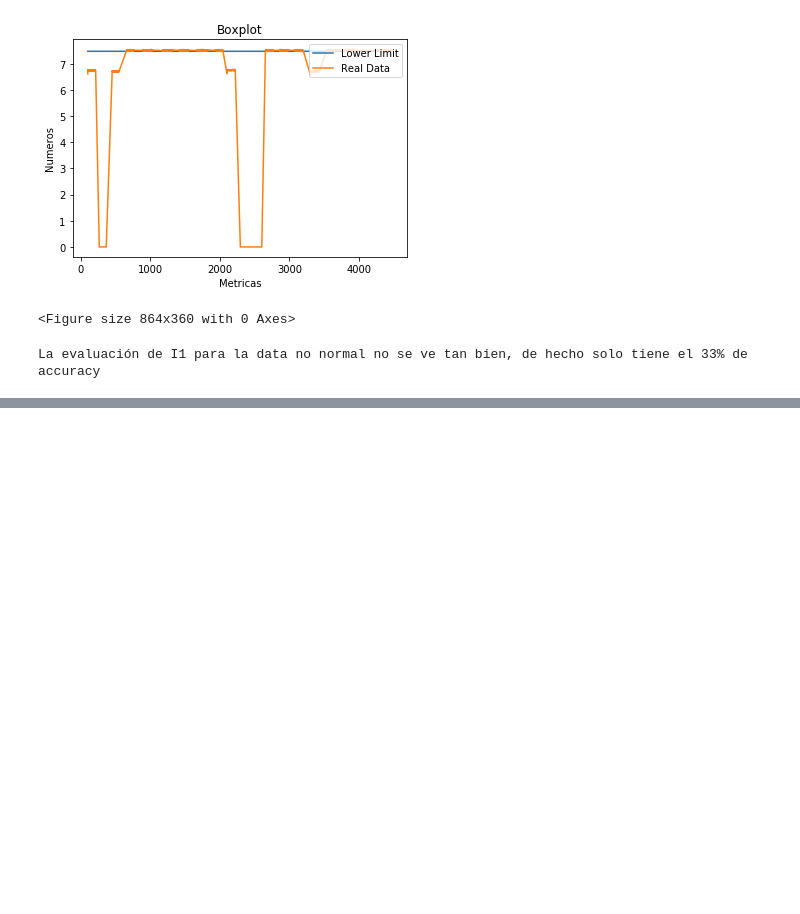
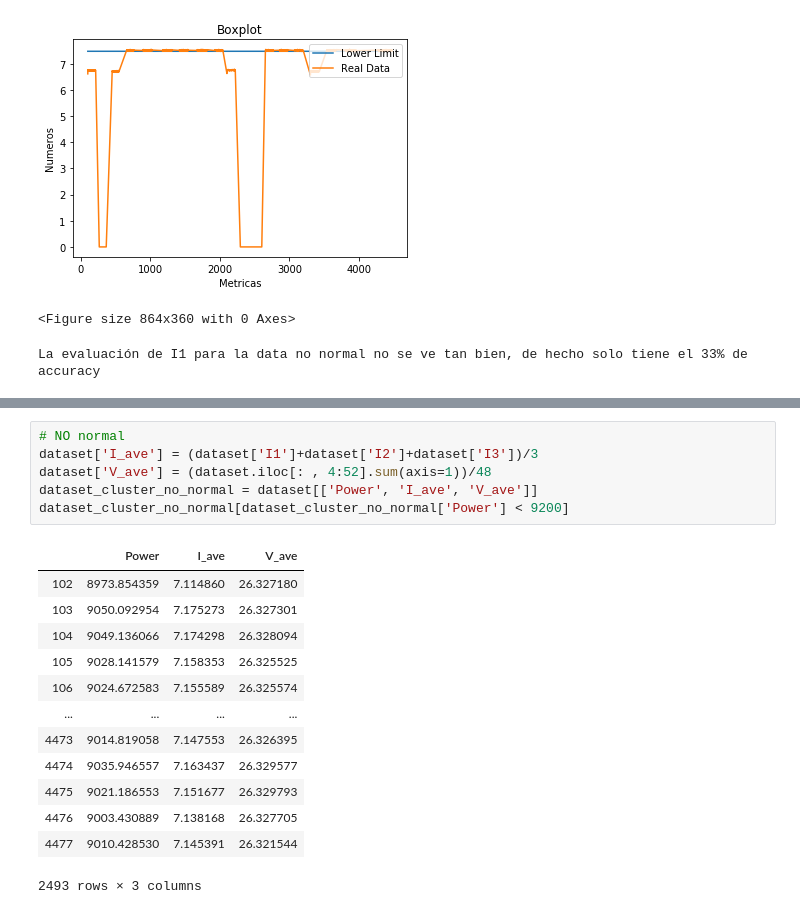
Before and after one commit to alebermudez94/Investigation, a Jupyter notebook: src/Outliers_v2.ipynb, the cells around one changed output, grey strips where cells are left out. Drawn from its saved outputs; the diff is of its cells as text; blank space fills up the shorter version.

```diff
--- a/src/Outliers_v2.ipynb
+++ b/src/Outliers_v2.ipynb
@@ -223,0 +370,20 @@ La evaluación de I1 para la data no normal no se ve tan bien, de hecho solo tie
+# %%
+# NO normal
+dataset['I_ave'] = (dataset['I1']+dataset['I2']+dataset['I3'])/3
+dataset['V_ave'] = (dataset.iloc[: , 4:52].sum(axis=1))/48
+dataset_cluster_no_normal = dataset[['Power', 'I_ave', 'V_ave']]
+dataset_cluster_no_normal[dataset_cluster_no_normal['Power'] < 9200]
+# %% [output]
+|  | Power | I_ave | V_ave |
+| 102 | 8973.854359 | 7.114860 | 26.327180 |
+| 103 | 9050.092954 | 7.175273 | 26.327301 |
+| 104 | 9049.136066 | 7.174298 | 26.328094 |
+| 105 | 9028.141579 | 7.158353 | 26.325525 |
+| 106 | 9024.672583 | 7.155589 | 26.325574 |
+| ... | ... | ... | ... |
+| 4473 | 9014.819058 | 7.147553 | 26.326395 |
+| 4474 | 9035.946557 | 7.163437 | 26.329577 |
+| 4475 | 9021.186553 | 7.151677 | 26.329793 |
+| 4476 | 9003.430889 | 7.138168 | 26.327705 |
+| 4477 | 9010.428530 | 7.145391 | 26.321544 |
+2493 rows × 3 columns
```
Also changed, not shown: parts of 15 cells of this notebook, 1 other file.
